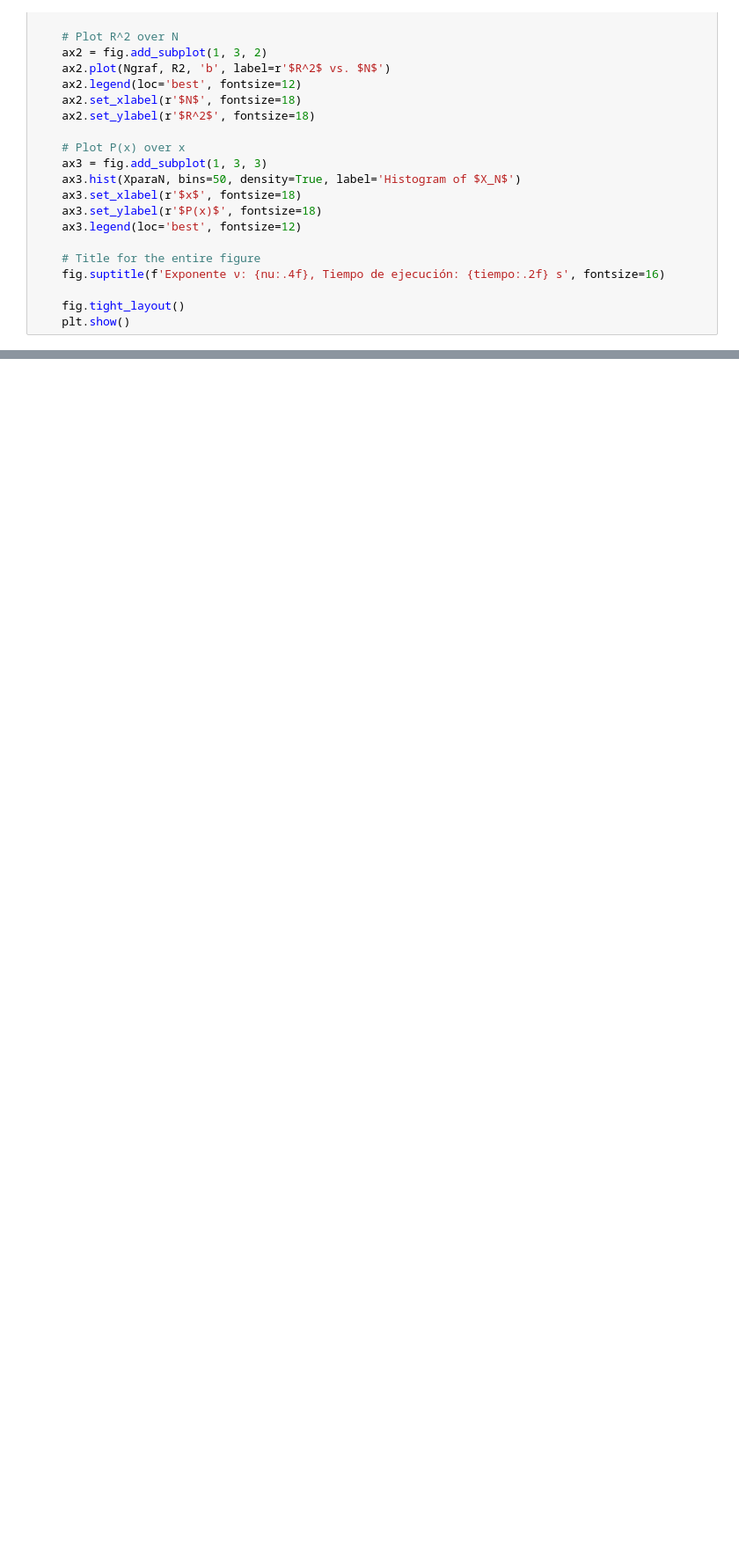
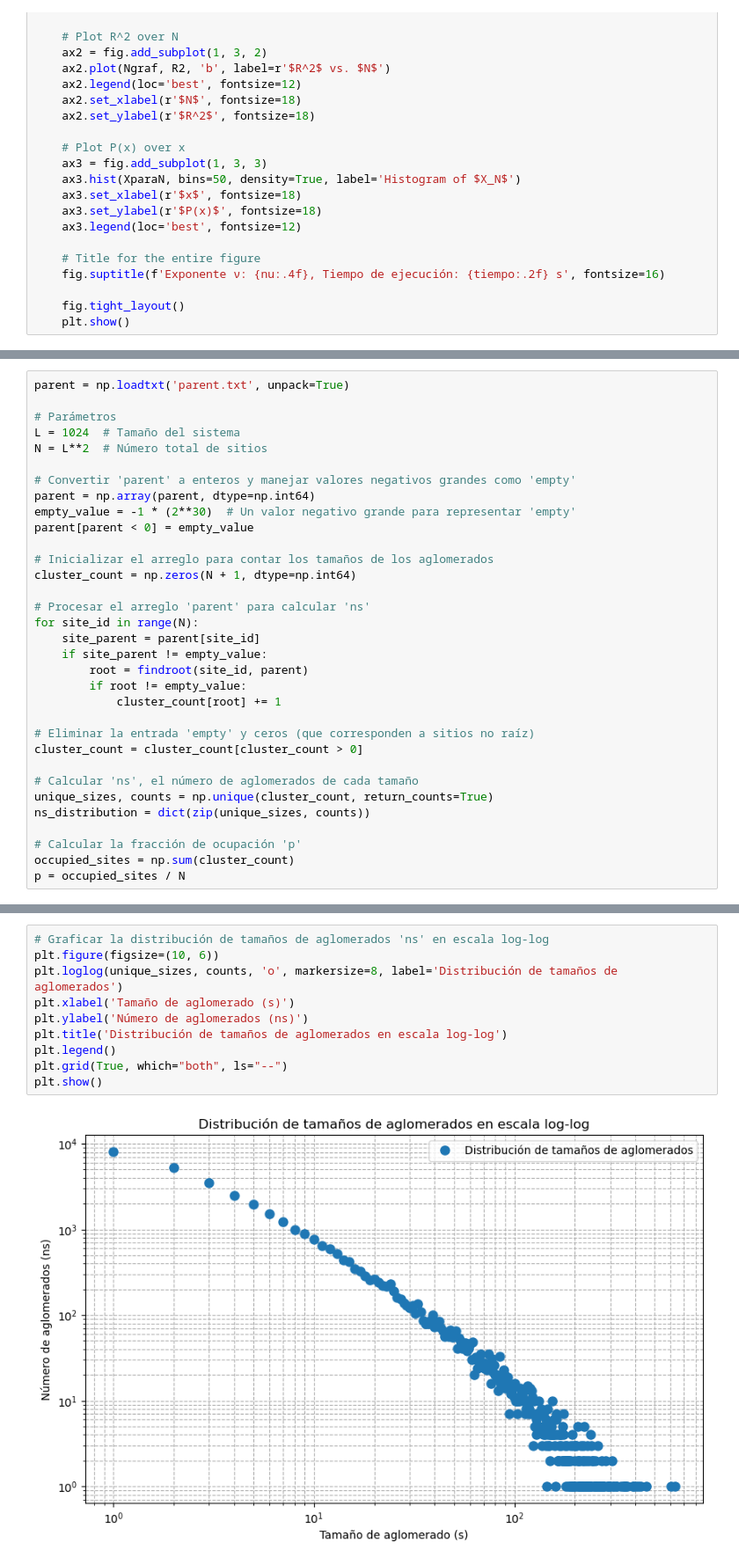
Before and after one commit to apareram/f-sica-computacional, a Jupyter notebook: e2/hacia2parcial.ipynb, the cells around one changed output, grey strips where cells are left out. Shown at 88% size. Cells and saved outputs as stored; diff of their text form; blank space fills up the shorter version.

```diff
--- a/e2/hacia2parcial.ipynb
+++ b/e2/hacia2parcial.ipynb
@@ -116,0 +360,33 @@ plots(N, Xmean, R2, XparaN, "Caminante Aleatorio con Paso Variable", nu, tiempo)
+# %%
+parent = np.loadtxt('parent.txt', unpack=True)
+
+# Parámetros
+L = 1024  # Tamaño del sistema
+N = L**2  # Número total de sitios
+
+# Convertir 'parent' a enteros y manejar valores negativos grandes como 'empty'
+parent = np.array(parent, dtype=np.int64)
+empty_value = -1 * (2**30)  # Un valor negativo grande para representar 'empty'
+parent[parent < 0] = empty_value
+
+# Inicializar el arreglo para contar los tamaños de los aglomerados
+cluster_count = np.zeros(N + 1, dtype=np.int64)
+
+# Procesar el arreglo 'parent' para calcular 'ns'
+for site_id in range(N):
+    site_parent = parent[site_id]
+    if site_parent != empty_value:
+        root = findroot(site_id, parent)
+        if root != empty_value:
+            cluster_count[root] += 1
+
+# Eliminar la entrada 'empty' y ceros (que corresponden a sitios no raíz)
+cluster_count = cluster_count[cluster_count > 0]
+
+# Calcular 'ns', el número de aglomerados de cada tamaño
+unique_sizes, counts = np.unique(cluster_count, return_counts=True)
+ns_distribution = dict(zip(unique_sizes, counts))
+
+# Calcular la fracción de ocupación 'p'
+occupied_sites = np.sum(cluster_count)
+p = occupied_sites / N
@@ -116,0 +401,12 @@ plots(N, Xmean, R2, XparaN, "Caminante Aleatorio con Paso Variable", nu, tiempo)
+# %%
+# Graficar la distribución de tamaños de aglomerados 'ns' en escala log-log
+plt.figure(figsize=(10, 6))
+plt.loglog(unique_sizes, counts, 'o', markersize=8, label='Distribución de tamaños de aglomerados')
+plt.xlabel('Tamaño de aglomerado (s)')
+plt.ylabel('Número de aglomerados (ns)')
+plt.title('Distribución de tamaños de aglomerados en escala log-log')
+plt.legend()
+plt.grid(True, which="both", ls="--")
+plt.show()
+# %% [output]
+[figure, added]
```
Also changed, not shown: parts of 47 cells of this notebook, 6 other files.
